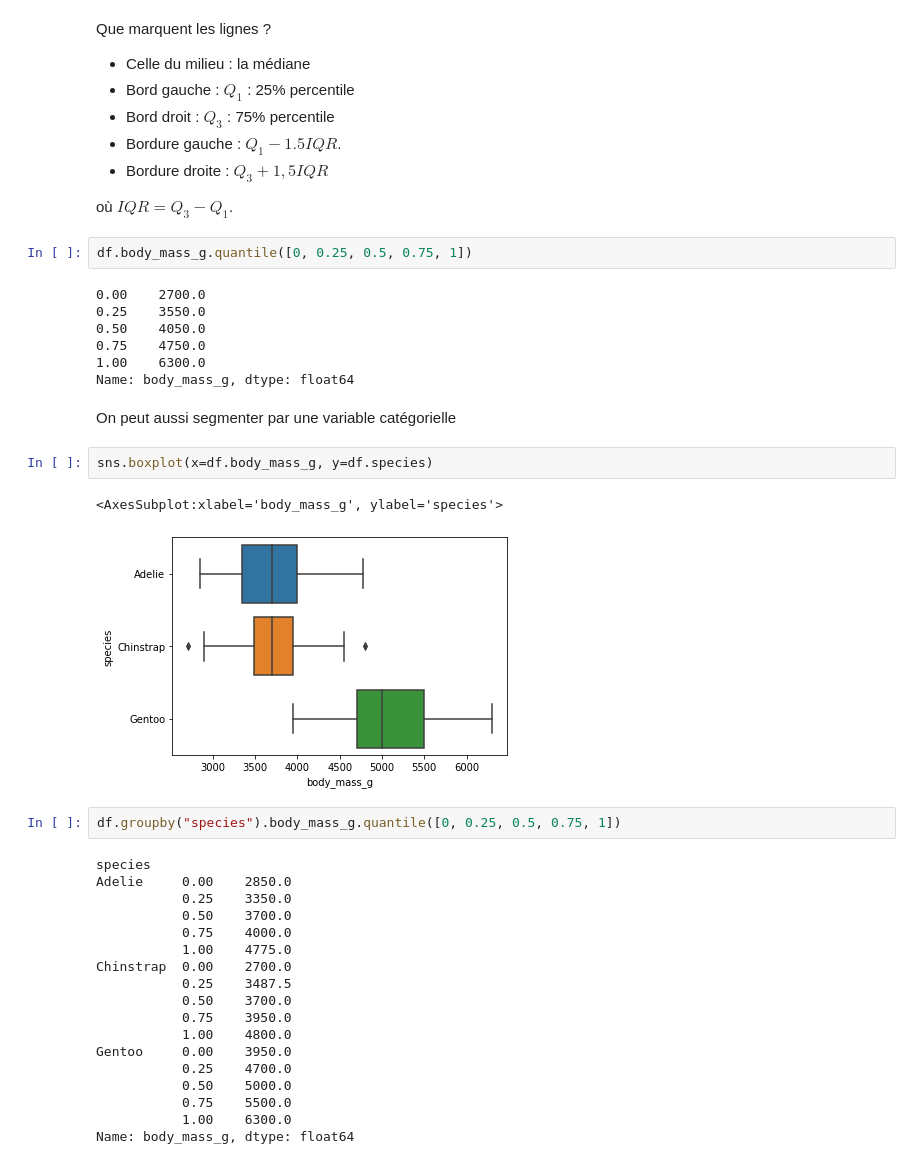
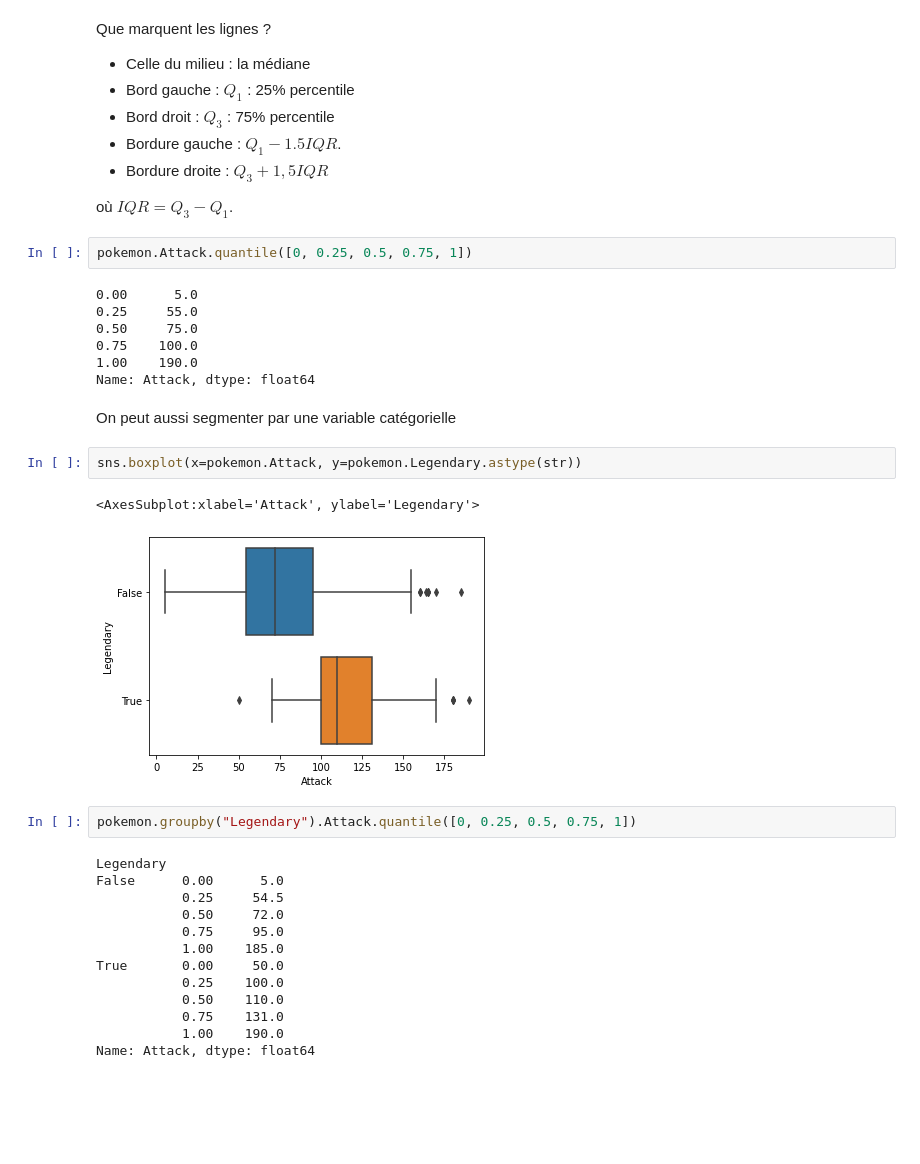
Before and after one commit to sheriffff/teaching_ibm_skillup_data_analytics2022, a Jupyter notebook: fra/02.stats.ipynb, the cells around one changed output. Saved outputs shown, nothing was run; the diff lists cells and outputs as text; blank space fills up the shorter version.

```diff
--- a/fra/02.stats.ipynb
+++ b/fra/02.stats.ipynb
@@ -464,38 +471,33 @@ Que marquent les lignes ?
 
 où $IQR=Q_3-Q_1$.
 # %%
-df.body_mass_g.quantile([0, 0.25, 0.5, 0.75, 1])
+pokemon.Attack.quantile([0, 0.25, 0.5, 0.75, 1])
 # %% [output]
-0.00    2700.0
-0.25    3550.0
-0.50    4050.0
-0.75    4750.0
-1.00    6300.0
-Name: body_mass_g, dtype: float64
+0.00      5.0
+0.25     55.0
+0.50     75.0
+0.75    100.0
+1.00    190.0
+Name: Attack, dtype: float64
 # %% [markdown]
 On peut aussi segmenter par une variable catégorielle
-# %%
-sns.boxplot(x=df.body_mass_g, y=df.species)
-# %% [output]
-<AxesSubplot:xlabel='body_mass_g', ylabel='species'>
-[figure, removed]
+# %%
+sns.boxplot(x=pokemon.Attack, y=pokemon.Legendary.astype(str))
+# %% [output]
+<AxesSubplot:xlabel='Attack', ylabel='Legendary'>
+[figure, added]
 # %%
-df.groupby("species").body_mass_g.quantile([0, 0.25, 0.5, 0.75, 1])
+pokemon.groupby("Legendary").Attack.quantile([0, 0.25, 0.5, 0.75, 1])
 # %% [output]
-species
-Adelie     0.00    2850.0
-           0.25    3350.0
-           0.50    3700.0
-           0.75    4000.0
-           1.00    4775.0
-Chinstrap  0.00    2700.0
-           0.25    3487.5
-           0.50    3700.0
-           0.75    3950.0
-           1.00    4800.0
-Gentoo     0.00    3950.0
-           0.25    4700.0
-           0.50    5000.0
-           0.75    5500.0
-           1.00    6300.0
-Name: body_mass_g, dtype: float64
+Legendary
+False      0.00      5.0
+           0.25     54.5
+           0.50     72.0
+           0.75     95.0
+           1.00    185.0
+True       0.00     50.0
+           0.25    100.0
+           0.50    110.0
+           0.75    131.0
+           1.00    190.0
+Name: Attack, dtype: float64
```
Also changed, not shown: parts of 5 cells of this notebook.
